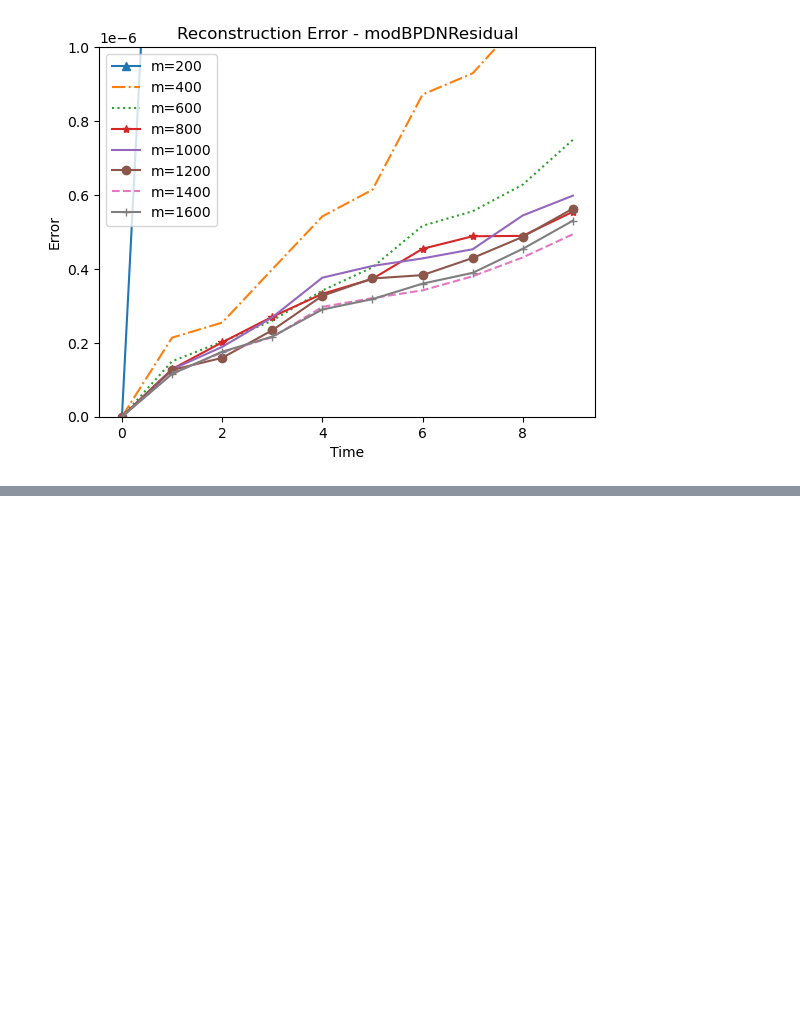
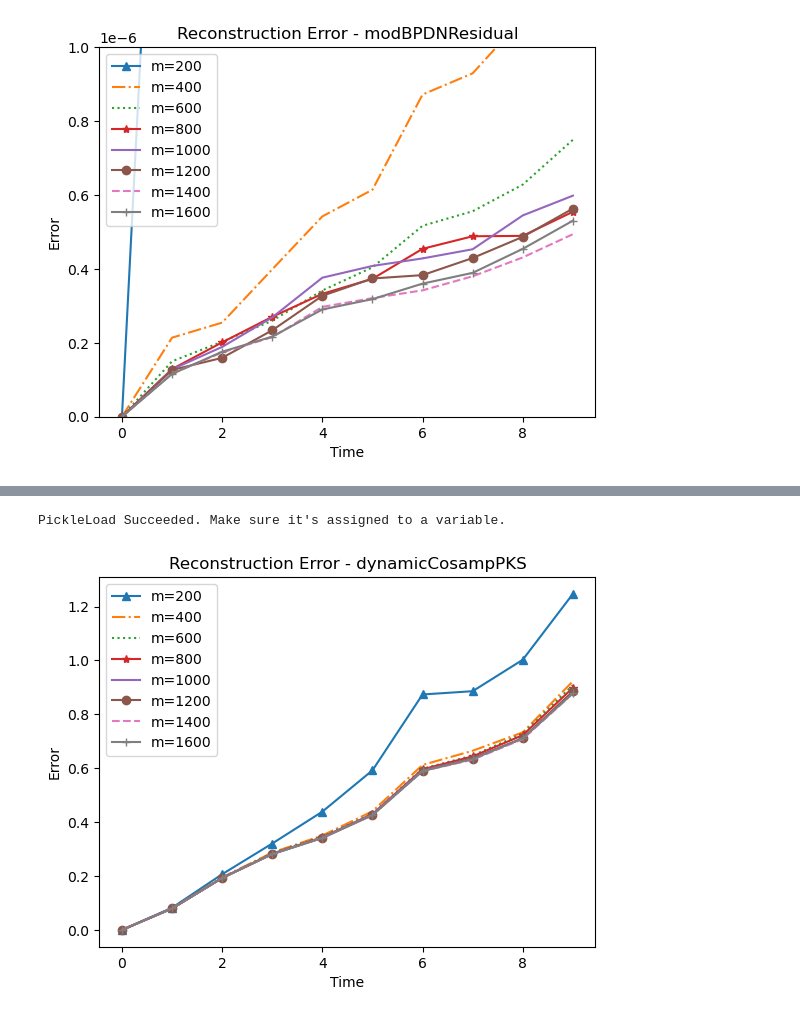
Before and after one commit to LIU-Xnd/CompressiveSensing, a Jupyter notebook: Thread2.ipynb, the cells around one changed output, grey strips where cells are left out. Saved outputs shown, nothing was run; the diff lists cells and outputs as text; code cells hidden in the pictures; blank space fills up the shorter version.

```diff
--- a/Thread2.ipynb
+++ b/Thread2.ipynb
@@ -600,0 +694,22 @@ plt.show()
+# %%
+XTS_m_dynamicCosampPKS = pickleLoad('XTS_m_dynamicCosampPKS')
+# %% [output]
+PickleLoad Succeeded. Make sure it's assigned to a variable.
+# %%
+errs = []
+for m in range(len(sampMats)):
+    errs.append(np.sum((XTS_m_dynamicCosampPKS[m] - STS)**2,0))
+
+styles = ['^-','-.',':','*-',',-','-o','--','+-']
+
+numMeasurements = np.arange(200,1601,200)
+for m in range(len(numMeasurements)):
+    plt.plot(np.arange(0,10),errs[m],styles[m],label='m='+str(numMeasurements[m]))
+plt.xlabel('Time')
+plt.ylabel('Error')
+plt.title('Reconstruction Error - dynamicCosampPKS')
+plt.legend()
+# plt.ylim(0,1e-6)
+plt.show()
+# %% [output]
+[figure, added]
```
Also changed, not shown: parts of 6 cells of this notebook, 43 other files.
